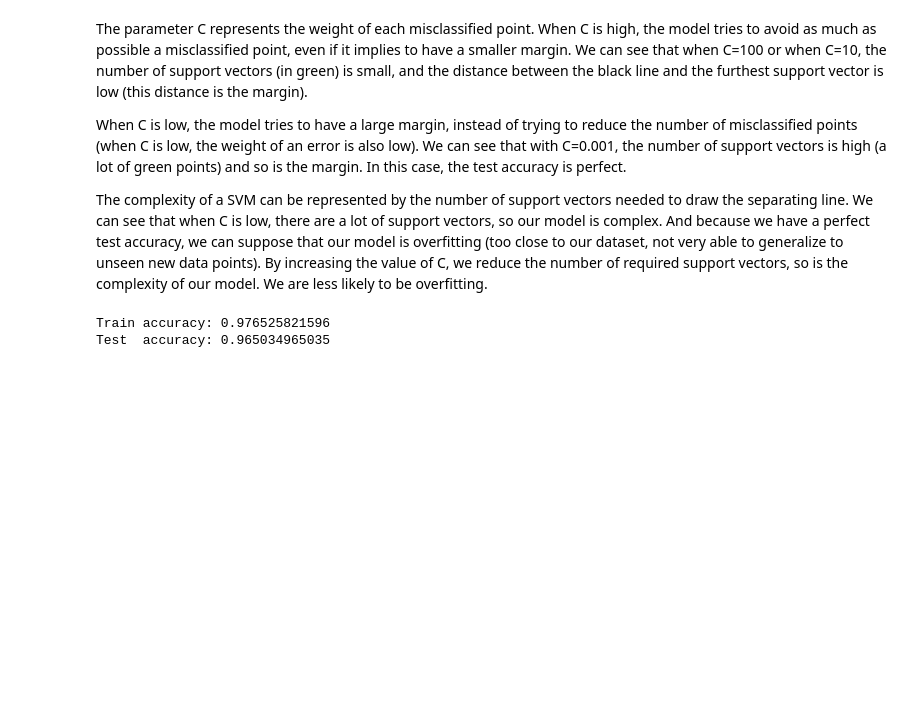
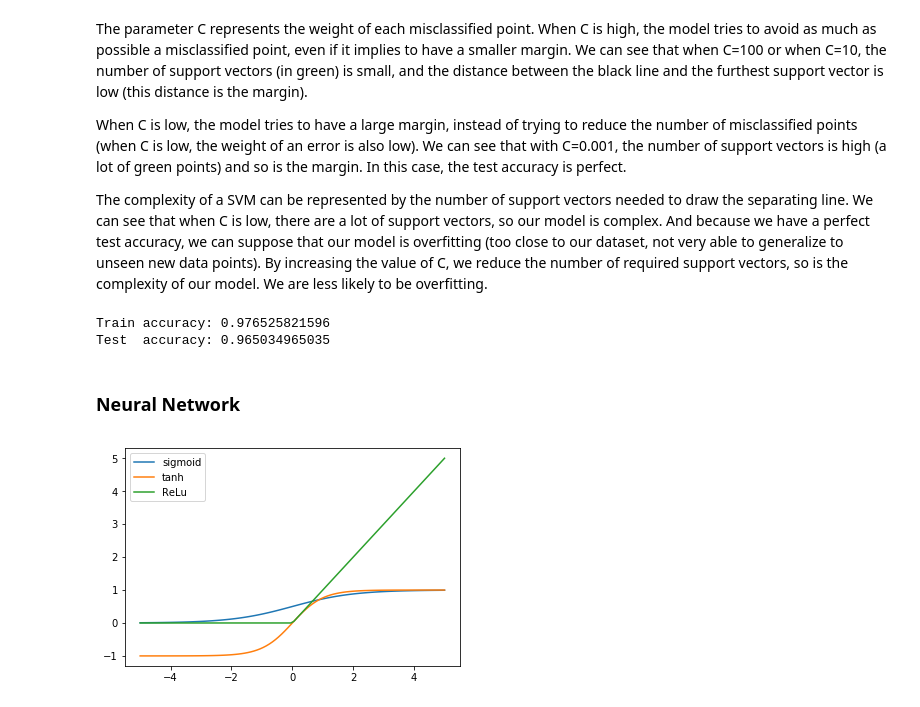
Before and after one commit to davidmilIs/Data-Clustering, a Jupyter notebook: Supervised-learning.ipynb, the cells around one changed output. Drawn from its saved outputs; the diff is of its cells as text; code cells hidden in the pictures; blank space fills up the shorter version.

Commit message:
Neural Network

```diff
--- a/Supervised-learning.ipynb
+++ b/Supervised-learning.ipynb
@@ -616,3 +618,22 @@ print("Test  accuracy:", model_breast.score(X_test, y_test))
 # %% [output]
 Train accuracy: 0.976525821596
 Test  accuracy: 0.965034965035
+# %% [markdown]
+### Neural Network
+# %%
+def sigmoid(x):
+    return 1 / (1 + np.exp(-x))
+
+x = np.linspace(-5, 5, 100)
+sigmoid_x = sigmoid(x)
+tanh_x    = np.tanh(x)
+ReLu_x    = np.maximum(0, x)
+
+figure = plt.figure()
+plt.plot(x, sigmoid_x, label="sigmoid")
+plt.plot(x, tanh_x,    label="tanh")
+plt.plot(x, ReLu_x,    label="ReLu")
+plt.legend()
+plt.show()
+# %% [output]
+[figure, added]
```
Also changed, not shown: parts of 5 cells of this notebook, 1 other file.
